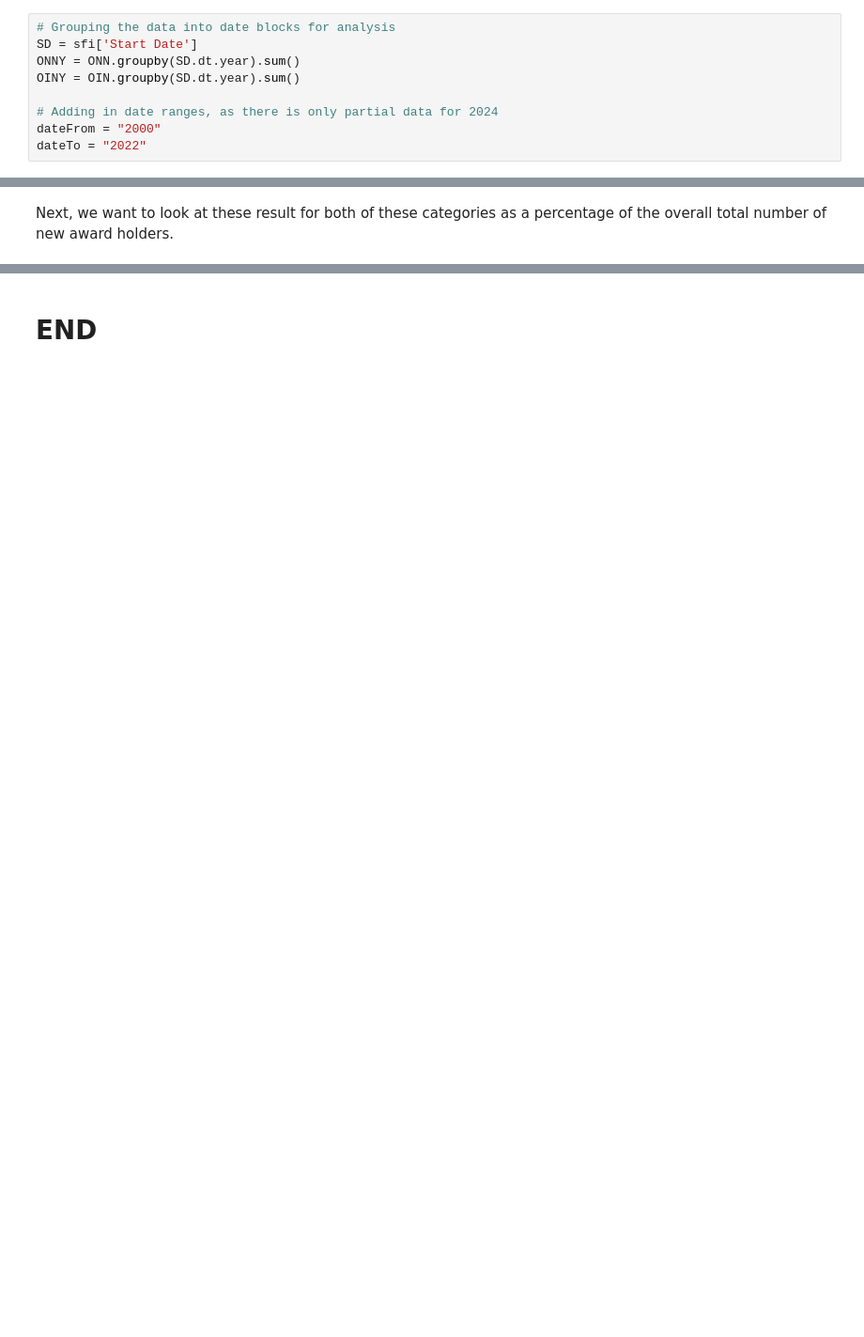
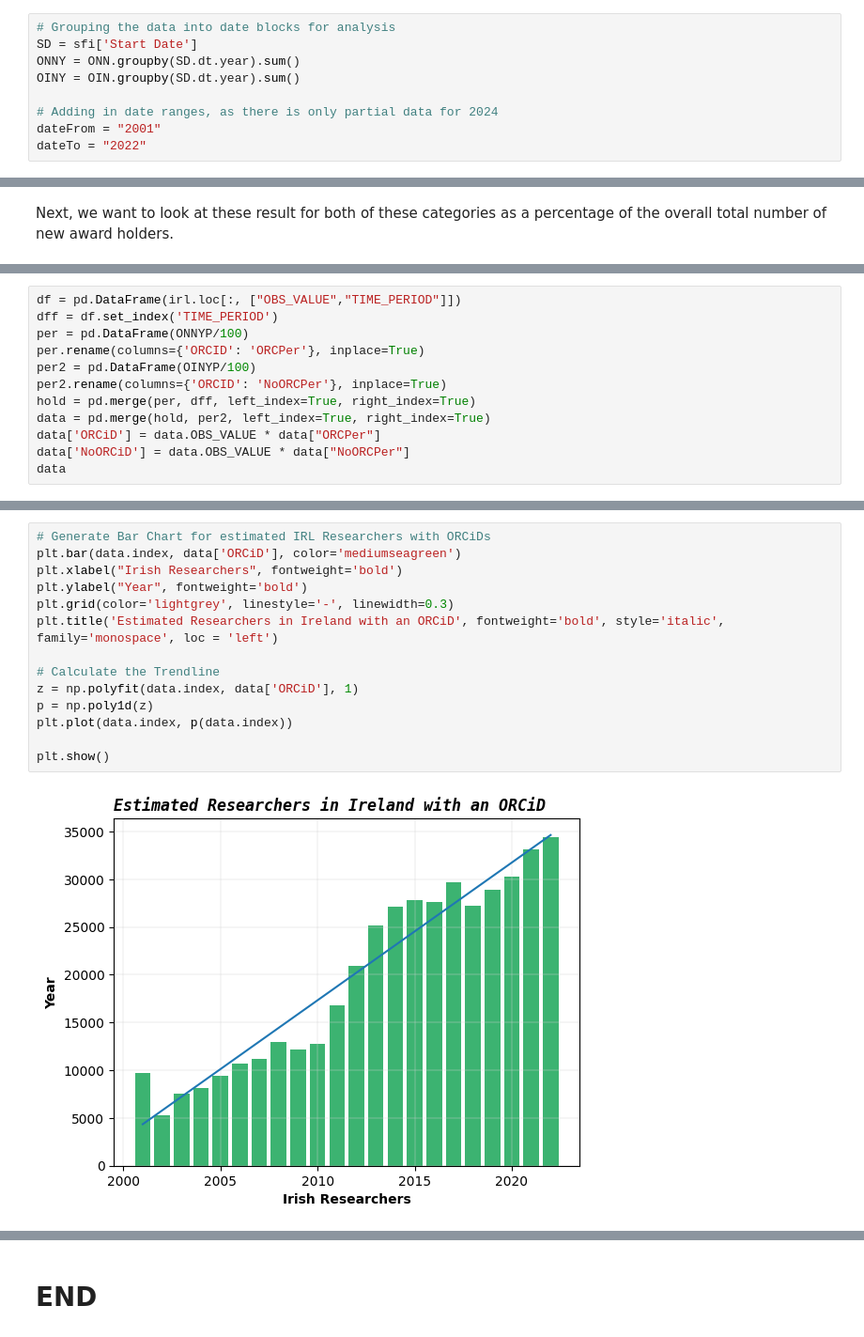
Before and after one commit to NeilTynan/4369_Project, a Jupyter notebook: project.ipynb, the cells around one changed output, grey strips where cells are left out. Shown at 94% size. Cells and saved outputs as stored; diff of their text form; blank space fills up the shorter version.

```diff
--- a/project.ipynb
+++ b/project.ipynb
@@ -181,7 +174,7 @@ ONNY = ONN.groupby(SD.dt.year).sum()
 OINY = OIN.groupby(SD.dt.year).sum()
 
 # Adding in date ranges, as there is only partial data for 2024
-dateFrom = "2000"
+dateFrom = "2001"
 dateTo = "2022"
 # %%
 # Charting the SFI ORCiD data
@@ -216,0 +223,12 @@ plt.show()
+# %%
+df = pd.DataFrame(irl.loc[:, ["OBS_VALUE","TIME_PERIOD"]])
+dff = df.set_index('TIME_PERIOD')
+per = pd.DataFrame(ONNYP/100)
+per.rename(columns={'ORCID': 'ORCPer'}, inplace=True)
+per2 = pd.DataFrame(OINYP/100)
+per2.rename(columns={'ORCID': 'NoORCPer'}, inplace=True)
+hold = pd.merge(per, dff, left_index=True, right_index=True)
+data = pd.merge(hold, per2, left_index=True, right_index=True)
+data['ORCiD'] = data.OBS_VALUE * data["ORCPer"]
+data['NoORCiD'] = data.OBS_VALUE * data["NoORCPer"]
+data
@@ -216,0 +253,16 @@ plt.show()
+# %%
+# Generate Bar Chart for estimated IRL Researchers with ORCiDs
+plt.bar(data.index, data['ORCiD'], color='mediumseagreen')
+plt.xlabel("Irish Researchers", fontweight='bold')
+plt.ylabel("Year", fontweight='bold')
+plt.grid(color='lightgrey', linestyle='-', linewidth=0.3)
+plt.title('Estimated Researchers in Ireland with an ORCiD', fontweight='bold', style='italic', family='monospace', loc = 'left')
+
+# Calculate the Trendline
+z = np.polyfit(data.index, data['ORCiD'], 1)
+p = np.poly1d(z)
+plt.plot(data.index, p(data.index))
+
+plt.show()
+# %% [output]
+[figure, added]
```
Also changed, not shown: parts of 11 cells of this notebook.
